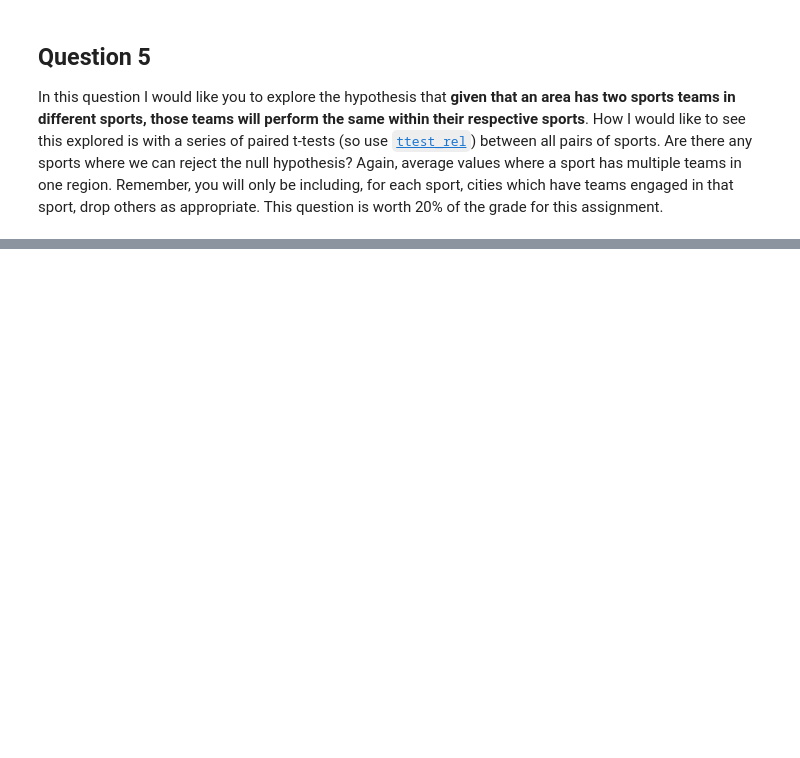
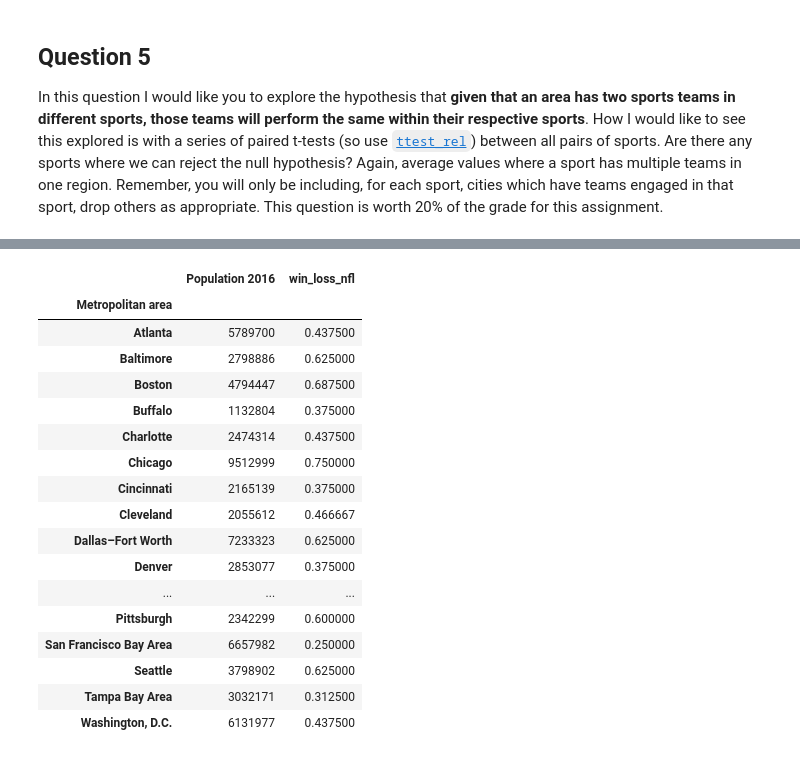
Before and after one commit to pahadiahimanshu/UMdatascience, a Jupyter notebook: Intro-to-DS/Week-4/assignment4.ipynb, the cells around one changed output, grey strips where cells are left out. Saved outputs shown, nothing was run; the diff lists cells and outputs as text; code cells hidden in the pictures; blank space fills up the shorter version.

```diff
--- a/Intro-to-DS/Week-4/assignment4.ipynb
+++ b/Intro-to-DS/Week-4/assignment4.ipynb
@@ -939,0 +1380,21 @@ p_values
+# %%
+nfl_data
+# %% [output]
+|  | Population 2016 | win_loss_nfl |
+| Metropolitan area |  |  |
+| Atlanta | 5789700 | 0.437500 |
+| Baltimore | 2798886 | 0.625000 |
+| Boston | 4794447 | 0.687500 |
+| Buffalo | 1132804 | 0.375000 |
+| Charlotte | 2474314 | 0.437500 |
+| Chicago | 9512999 | 0.750000 |
+| Cincinnati | 2165139 | 0.375000 |
+| Cleveland | 2055612 | 0.466667 |
+| Dallas–Fort Worth | 7233323 | 0.625000 |
+| Denver | 2853077 | 0.375000 |
+| ... | ... | ... |
+| Pittsburgh | 2342299 | 0.600000 |
+| San Francisco Bay Area | 6657982 | 0.250000 |
+| Seattle | 3798902 | 0.625000 |
+| Tampa Bay Area | 3032171 | 0.312500 |
+| Washington, D.C. | 6131977 | 0.437500 |
```
Also changed, not shown: parts of 29 cells of this notebook.
